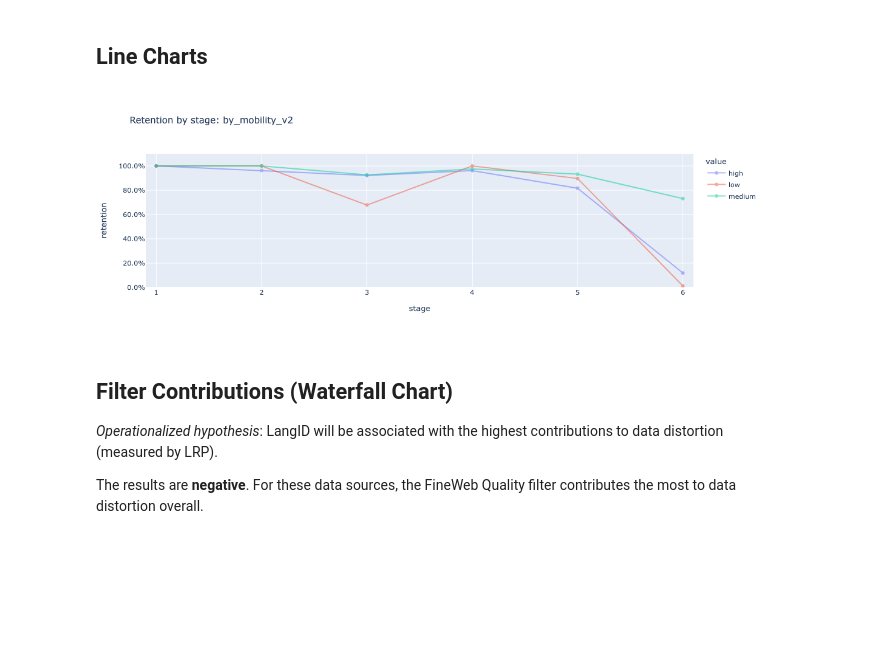
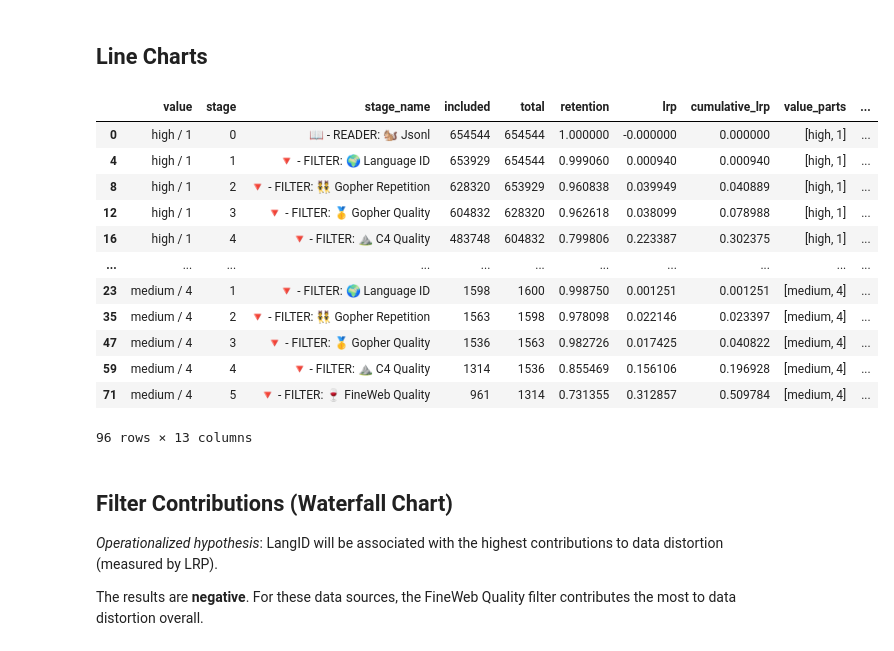
Before and after one commit to jessicacwang/pretraining-quality-mobility, a Jupyter notebook: eval/filter_audit.ipynb, the cells around one changed output. Drawn from its saved outputs; the diff is of its cells as text; code cells hidden in the pictures; blank space fills up the shorter version.

```diff
--- a/eval/filter_audit.ipynb
+++ b/eval/filter_audit.ipynb
@@ -179,7 +158,0 @@ def map_shared_features(row):
-# %%
-# series["by_source_genre_cluster_english"] = series["by_source_genre_cluster_english"].apply(map_shared_features,axis=1)
-# series["by_source_genre_english"] = series["by_source_genre_english"].apply(map_shared_features,axis=1)
-# pmi_data["by_source_genre_cluster_english"] = pmi_data["by_source_genre_cluster_english"].apply(map_shared_features, axis=1)
-# pmi_data["by_source_genre_english"] = pmi_data["by_source_genre_english"].apply(map_shared_features, axis=1)
-series["by_source_genre_component_english"] = series["by_source_genre_component_english"].apply(map_shared_features,axis=1)
-pmi_data["by_source_genre_component_english"] = pmi_data["by_source_genre_component_english"].apply(map_shared_features, axis=1)
@@ -343,9 +536,25 @@ series["by_component_genre"]
-# %%
-subset = "by_mobility_v2"
-
-# render_sankey(subset).show()
-render_retention_line(subset).show()
-# render_volume_line(subset).show()
-# series["by_component_spoken"]
-# %% [output]
-[figure, removed]
+# %%
+temp = series["by_mobility_v2_cluster_glowbe"]
+temp["level"], temp["cluster"] = zip(*temp["value_parts"].tolist())
+temp["level"] = "unknown (web)"
+
+df3 = series["by_mobility_v2_cluster_ice"]
+df3["level"], df3["cluster"] = zip(*df3["value_parts"].tolist())
+df3 = pd.concat([temp, df3])
+df3["rejection"] = 1 - df3["retention"]
+df3["stage"] = df3["stage"] - 1
+df3
+# %% [output]
+|  | value | stage | stage_name | included | total | retention | lrp | cumulative_lrp | value_parts | ... |
+| 0 | high / 1 | 0 | 📖 - READER: 🐿 Jsonl | 654544 | 654544 | 1.000000 | -0.000000 | 0.000000 | [high, 1] | ... |
+| 4 | high / 1 | 1 | 🔻 - FILTER: 🌍 Language ID | 653929 | 654544 | 0.999060 | 0.000940 | 0.000940 | [high, 1] | ... |
+| 8 | high / 1 | 2 | 🔻 - FILTER: 👯 Gopher Repetition | 628320 | 653929 | 0.960838 | 0.039949 | 0.040889 | [high, 1] | ... |
+| 12 | high / 1 | 3 | 🔻 - FILTER: 🥇 Gopher Quality | 604832 | 628320 | 0.962618 | 0.038099 | 0.078988 | [high, 1] | ... |
+| 16 | high / 1 | 4 | 🔻 - FILTER: ⛰ C4 Quality | 483748 | 604832 | 0.799806 | 0.223387 | 0.302375 | [high, 1] | ... |
+| ... | ... | ... | ... | ... | ... | ... | ... | ... | ... | ... |
+| 23 | medium / 4 | 1 | 🔻 - FILTER: 🌍 Language ID | 1598 | 1600 | 0.998750 | 0.001251 | 0.001251 | [medium, 4] | ... |
+| 35 | medium / 4 | 2 | 🔻 - FILTER: 👯 Gopher Repetition | 1563 | 1598 | 0.978098 | 0.022146 | 0.023397 | [medium, 4] | ... |
+| 47 | medium / 4 | 3 | 🔻 - FILTER: 🥇 Gopher Quality | 1536 | 1563 | 0.982726 | 0.017425 | 0.040822 | [medium, 4] | ... |
+| 59 | medium / 4 | 4 | 🔻 - FILTER: ⛰ C4 Quality | 1314 | 1536 | 0.855469 | 0.156106 | 0.196928 | [medium, 4] | ... |
+| 71 | medium / 4 | 5 | 🔻 - FILTER: 🍷 FineWeb Quality | 961 | 1314 | 0.731355 | 0.312857 | 0.509784 | [medium, 4] | ... |
+96 rows × 13 columns
```
Also changed, not shown: parts of 40 cells of this notebook, 5 other files.
